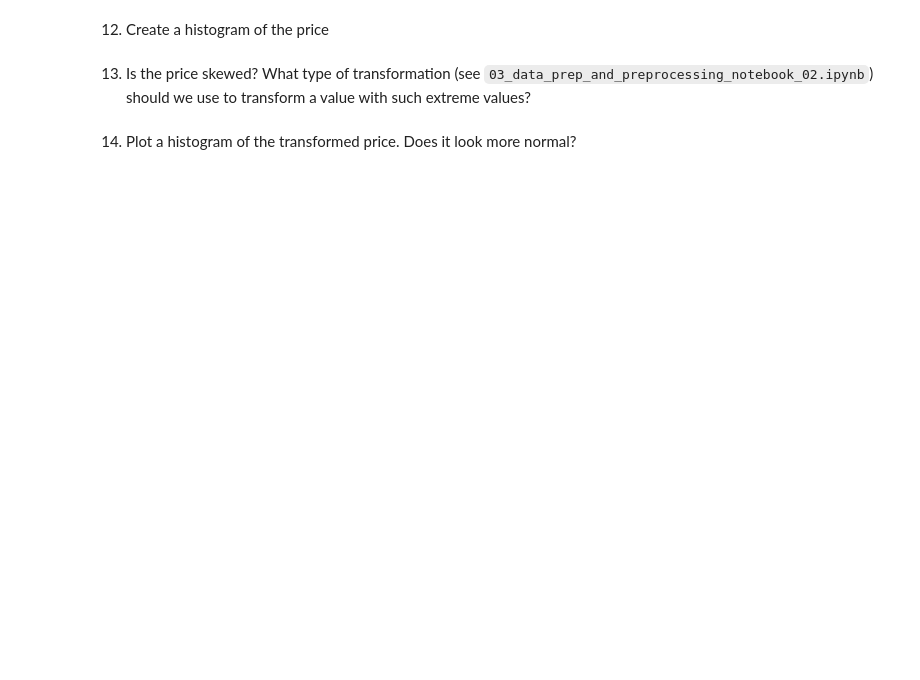
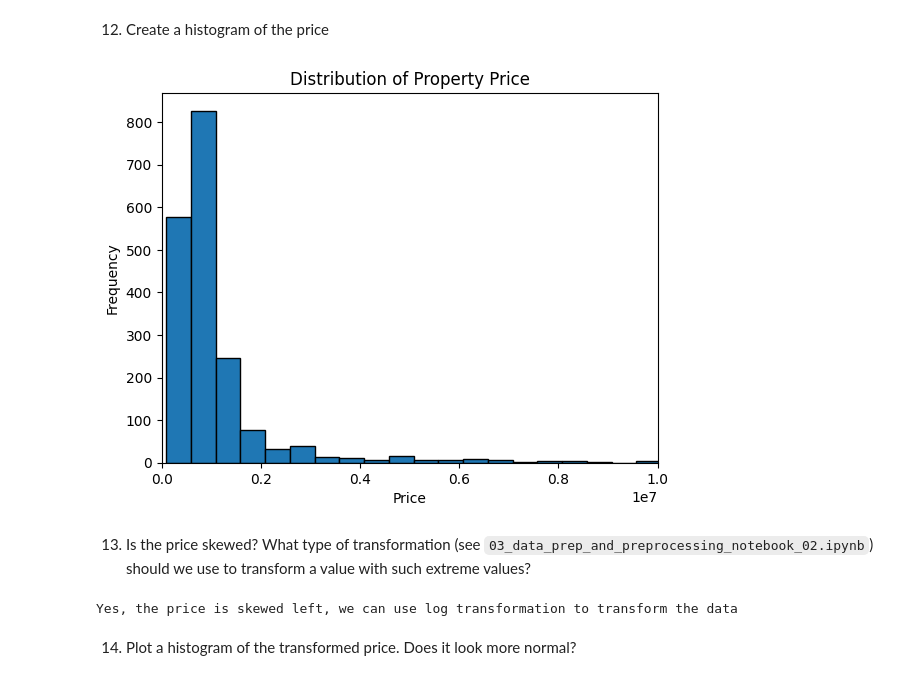
Before and after one commit to diallos-tech/Clarkson_Data_Science, a Jupyter notebook: ML Datasets/Diallo_HW_5.ipynb, the cells around one changed output. Drawn from its saved outputs; the diff is of its cells as text; code cells hidden in the pictures; blank space fills up the shorter version.

```diff
--- a/ML Datasets/Diallo_HW_5.ipynb
+++ b/ML Datasets/Diallo_HW_5.ipynb
@@ -173,2 +173,11 @@ plt.show()
+# %%
+plt.hist(data['price'], bins=100, edgecolor = 'black')
+plt.title('Distribution of Property Price')
+plt.ylabel('Frequency')
+plt.xlabel('Price')
+plt.xlim(left=0, right=1*1e7)
+plt.show()
+# %% [output]
+[figure, added]
 # %% [markdown]
 13. Is the price skewed?  What type of transformation (see `03_data_prep_and_preprocessing_notebook_02.ipynb`) should we use to transform a value with such extreme values?
@@ -177,2 +184,6 @@ print("""Your answer here""")
+# %%
+print("""Yes, the price is skewed left, we can use log transformation to transform the data""")
+# %% [output]
+Yes, the price is skewed left, we can use log transformation to transform the data
 # %% [markdown]
 14. Plot a histogram of the transformed price.  Does it look more normal?
```
Also changed, not shown: parts of 83 cells of this notebook, 14 other files.
